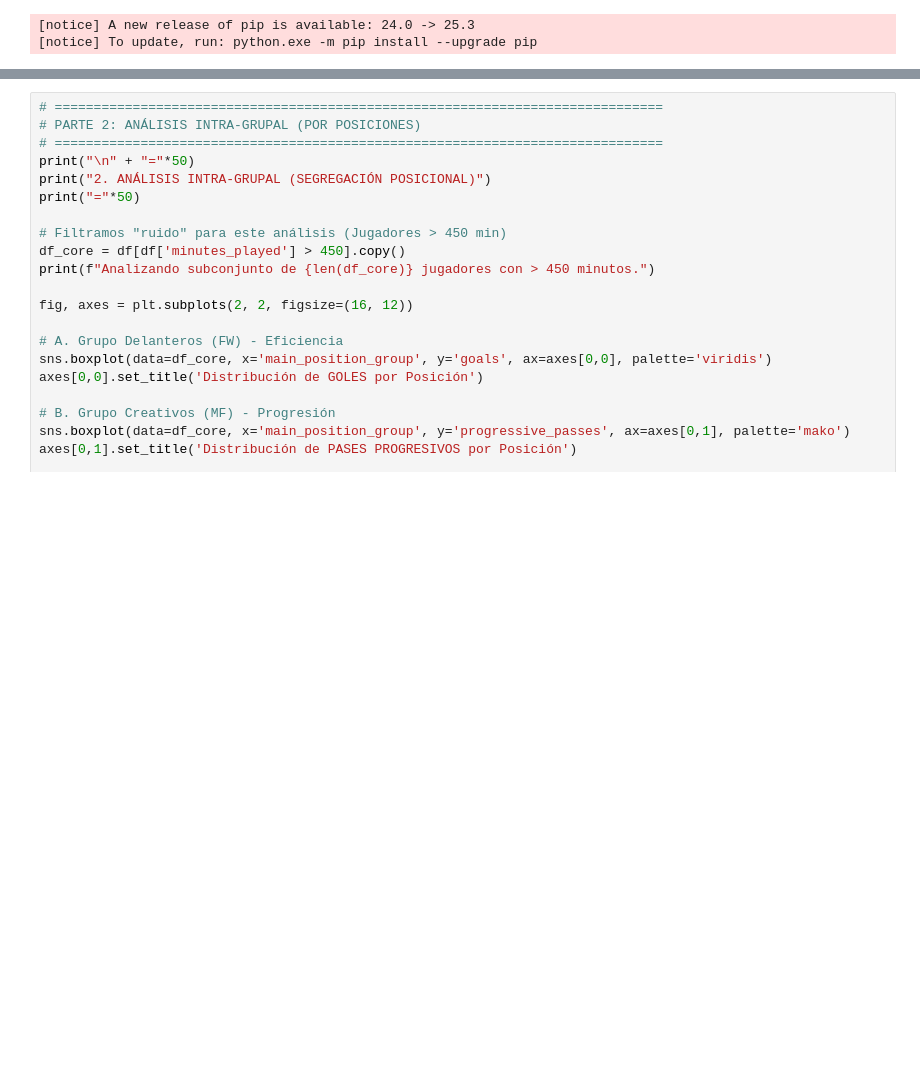
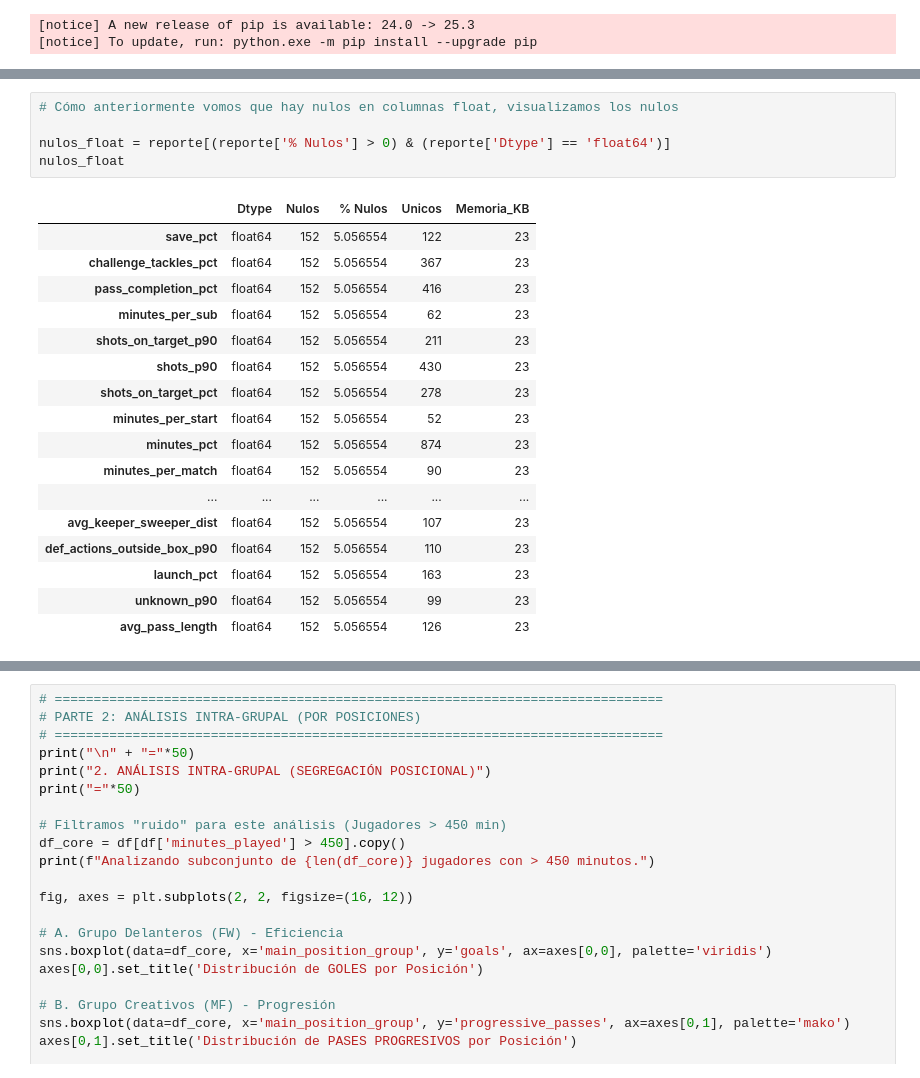
Before and after one commit to RDsanchez-git/Objetive_BallonDor, a Jupyter notebook: notebooks/01_eda_analysis.ipynb, the cells around one changed output, grey strips where cells are left out. Cells and saved outputs as stored; diff of their text form; blank space fills up the shorter version.

```diff
--- a/notebooks/01_eda_analysis.ipynb
+++ b/notebooks/01_eda_analysis.ipynb
@@ -134,0 +166,23 @@ plt.show()
+# %%
+# Cómo anteriormente vomos que hay nulos en columnas float, visualizamos los nulos
+
+nulos_float = reporte[(reporte['% Nulos'] > 0) & (reporte['Dtype'] == 'float64')]
+nulos_float
+# %% [output]
+|  | Dtype | Nulos | % Nulos | Unicos | Memoria_KB |
+| save_pct | float64 | 152 | 5.056554 | 122 | 23 |
+| challenge_tackles_pct | float64 | 152 | 5.056554 | 367 | 23 |
+| pass_completion_pct | float64 | 152 | 5.056554 | 416 | 23 |
+| minutes_per_sub | float64 | 152 | 5.056554 | 62 | 23 |
+| shots_on_target_p90 | float64 | 152 | 5.056554 | 211 | 23 |
+| shots_p90 | float64 | 152 | 5.056554 | 430 | 23 |
+| shots_on_target_pct | float64 | 152 | 5.056554 | 278 | 23 |
+| minutes_per_start | float64 | 152 | 5.056554 | 52 | 23 |
+| minutes_pct | float64 | 152 | 5.056554 | 874 | 23 |
+| minutes_per_match | float64 | 152 | 5.056554 | 90 | 23 |
+| ... | ... | ... | ... | ... | ... |
+| avg_keeper_sweeper_dist | float64 | 152 | 5.056554 | 107 | 23 |
+| def_actions_outside_box_p90 | float64 | 152 | 5.056554 | 110 | 23 |
+| launch_pct | float64 | 152 | 5.056554 | 163 | 23 |
+| unknown_p90 | float64 | 152 | 5.056554 | 99 | 23 |
+| avg_pass_length | float64 | 152 | 5.056554 | 126 | 23 |
```
Also changed, not shown: parts of 10 cells of this notebook, 3 other files.
